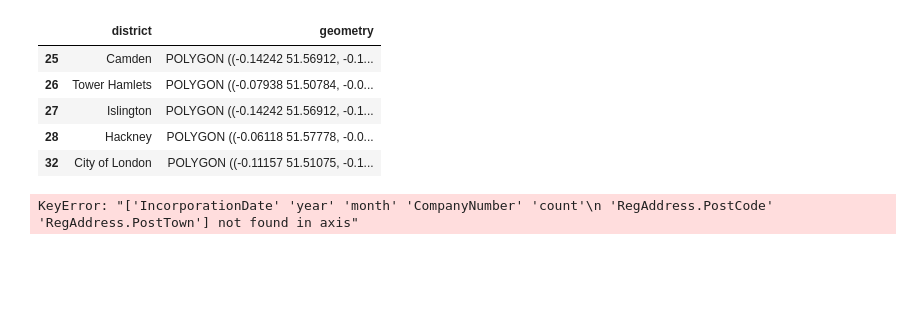
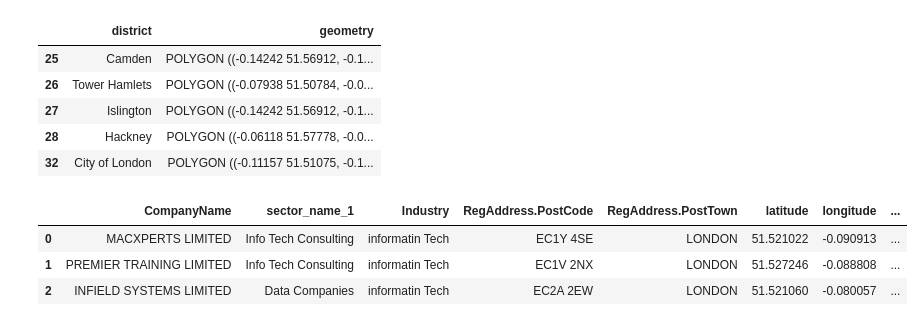
Before and after one commit to AnushaGooda/Data_Viz_FTP, a Jupyter notebook: scripts/visualization/geospatial exploration.ipynb, the cells around one changed output. Saved outputs shown, nothing was run; the diff lists cells and outputs as text; code cells hidden in the pictures; blank space fills up the shorter version.

```diff
--- a/scripts/visualization/geospatial exploration.ipynb
+++ b/scripts/visualization/geospatial exploration.ipynb
@@ -211,12 +218,15 @@ tech_roundabout_district
 | 28 | Hackney | POLYGON ((-0.06118 51.57778, -0.0... |
 | 32 | City of London | POLYGON ((-0.11157 51.51075, -0.1... |
 # %%
-df = pd.merge(iac, tech_roundabout, on='CompanyName', how='inner')
-df = pd.merge(df, tech_roundabout_full, on='CompanyName', how='inner')
+df_tech = pd.merge(tech_industries , tech_roundabout, on='CompanyName', how='inner')
+df_tech = pd.merge(df_tech, tech_roundabout_full, on='CompanyName', how='inner')
+df_tech.head(3)
+df_tech  = df_tech.drop(columns = ['IncorporationDate', 'year', 'month', 'CompanyNumber', 'CompanyStatus', 'sector_code_1', 'count'])
+df_tech = df_tech.drop_duplicates()
+df_tech_gdf = GeoDataFrame(df_tech)
+df_tech_gdf.head(3)
+# %% [output]
+|  | CompanyName | sector_name_1 | Industry | RegAddress.PostCode | RegAddress.PostTown | latitude | longitude | ... |
+| 0 | MACXPERTS LIMITED | Info Tech Consulting | informatin Tech | EC1Y 4SE | LONDON | 51.521022 | -0.090913 | ... |
+| 1 | PREMIER TRAINING LIMITED | Info Tech Consulting | informatin Tech | EC1V 2NX | LONDON | 51.527246 | -0.088808 | ... |
+| 2 | INFIELD SYSTEMS LIMITED | Data Companies | informatin Tech | EC2A 2EW | LONDON | 51.521060 | -0.080057 | ... |
-# %%
-
-df  = df.drop(columns = ['IncorporationDate', 'year', 'month', 'CompanyNumber', 'count', 'RegAddress.PostCode', 'RegAddress.PostTown'])
-df = df.drop_duplicates()
-df1 = GeoDataFrame(df)
-# %% [output]
-KeyError: "['IncorporationDate' 'year' 'month' 'CompanyNumber' 'count'\n 'RegAddress.PostCode' 'RegAddress.PostTown'] not found in axis"
```
Also changed, not shown: parts of 9 cells of this notebook, 1 other file.
